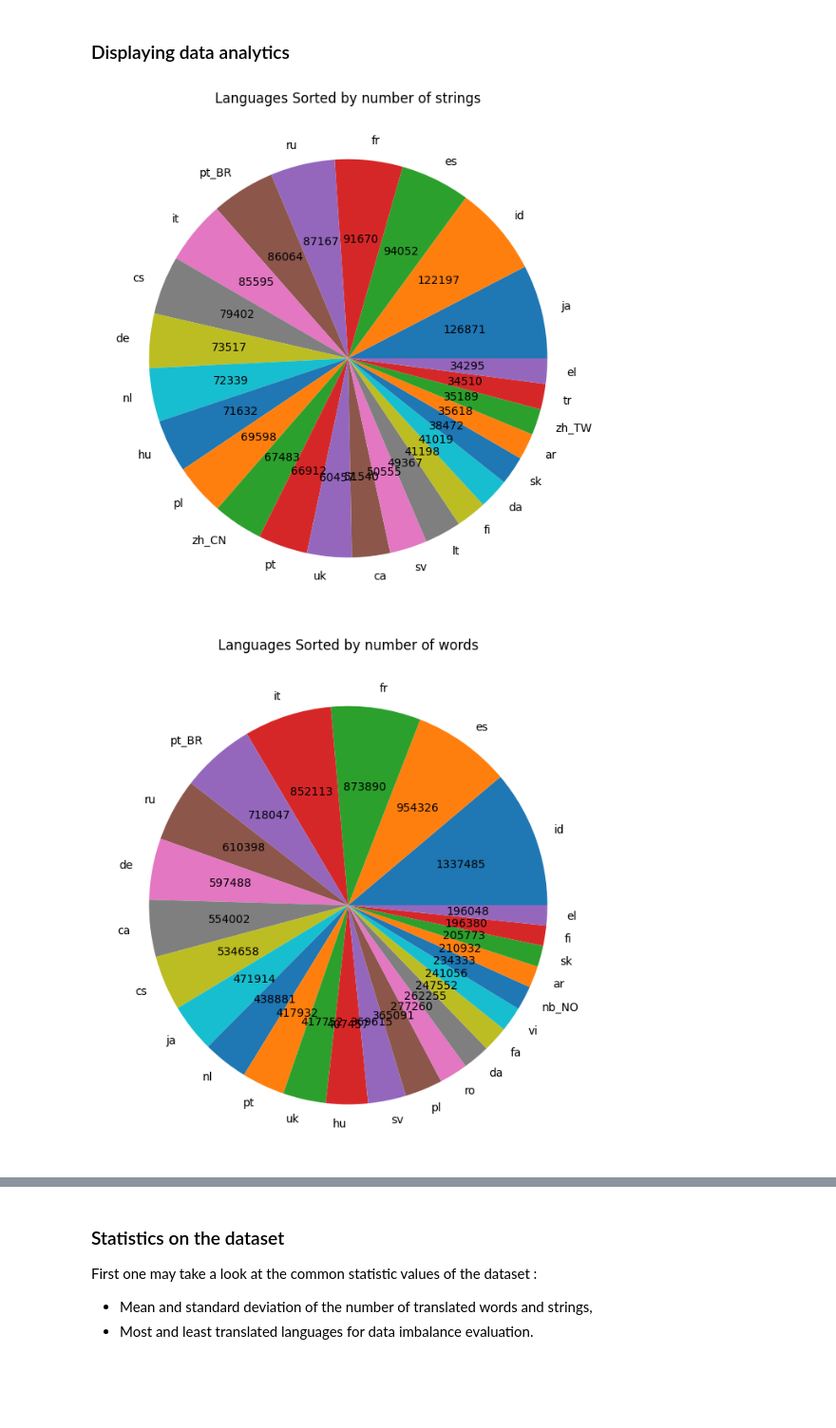
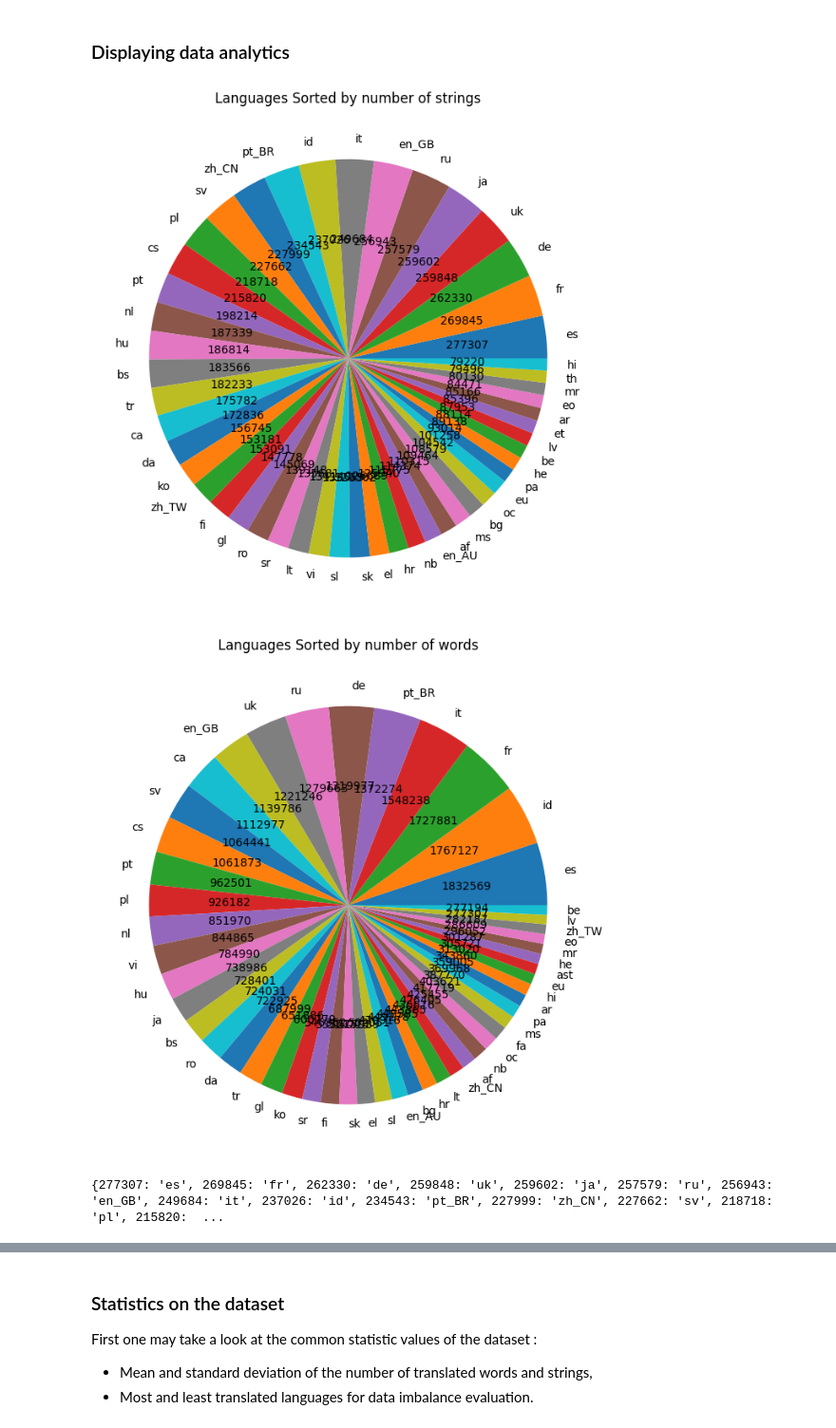
Before and after one commit to RomainDarous/Canonical-Ubuntu-AI-validation-check-for-open-source-os, a Jupyter notebook: 1_data_collection/data_collection_vizualisation.ipynb, the cells around one changed output, grey strips where cells are left out. Shown at 95% size. Drawn from its saved outputs; the diff is of its cells as text; code cells hidden in the pictures; blank space fills up the shorter version.

```diff
--- a/1_data_collection/data_collection_vizualisation.ipynb
+++ b/1_data_collection/data_collection_vizualisation.ipynb
@@ -17,18 +17,18 @@ import numpy as np
 - ``string_nb`` : number of translated strings per language,
 - ``word_nb`` : number of translated words per language (with duplicates).
 # %%
-languages = os.listdir("./os_by_language")
+languages = os.listdir("./os_by_language/dataset")
 stats = defaultdict( lambda : defaultdict(int))
 
 for language in languages :
-    path = f'./os_by_language/{language}'
-    files = os.listdir(f'./os_by_language/{language}')
+    path = f'./os_by_language/dataset/{language}'
+    files = os.listdir(path)
     if len(files) == 0 :
         os.rmdir(path)
         continue
     stats[language]["file_nb"] = len(files)
     for file in files :
-        df = pd.read_csv(f'./os_by_language/{language}/{file}')
+        df = pd.read_csv(f'{path}/{file}')
         stats[language]["string_nb"] += df.shape[0]
         try :
             for string in df["target"] :
@@ -39,27 +42,30 @@ for language in languages :
 # %% [markdown]
 ### Displaying data analytics
 # %%
-max_display = 25
+max_display = 50
 
 # Sort languages by number of strings
 sorted_languages_by_strings = sorted(stats.keys(), key=lambda x: stats[x]['string_nb'], reverse=True)
 num_strings = [stats[language]['string_nb'] for language in sorted_languages_by_strings]
 
 plt.figure(figsize=(14, 8))  # Increase the figure size
 plt.pie(num_strings[:max_display], labels=sorted_languages_by_strings[:max_display],
         autopct=lambda pct: f"{pct * sum(num_strings[:max_display]) / 100:.0f}")
 plt.title('Languages Sorted by number of strings')
 plt.show()
 
 # Sort languages by number of words
 sorted_languages_by_words = sorted(stats.keys(), key=lambda x: stats[x]['word_nb'], reverse=True)
 num_words = [stats[language]['word_nb'] for language in sorted_languages_by_words]
 
 plt.figure(figsize=(14, 8))  # Increase the figure size
 plt.pie(num_words[:max_display], labels=sorted_languages_by_words[:max_display],
         autopct=lambda pct: f"{pct * sum(num_words[:max_display]) / 100:.0f}")
 plt.title('Languages Sorted by number of words')
 plt.show()
+
+print({num_strings[:max_display][i]: sorted_languages_by_strings[:max_display][i] for i in range(max_display)})
 # %% [output]
-[figure, old version]
+[figure, new version]
-[figure, old version]
+[figure, new version]
+{277307: 'es', 269845: 'fr', 262330: 'de', 259848: 'uk', 259602: 'ja', 257579: 'ru', 256943: 'en_GB', 249684: 'it', 237026: 'id', 234543: 'pt_BR', 227999: 'zh_CN', 227662: 'sv', 218718: 'pl', 215820:  ...
```
Also changed, not shown: parts of 3 cells of this notebook, 6 other files.
